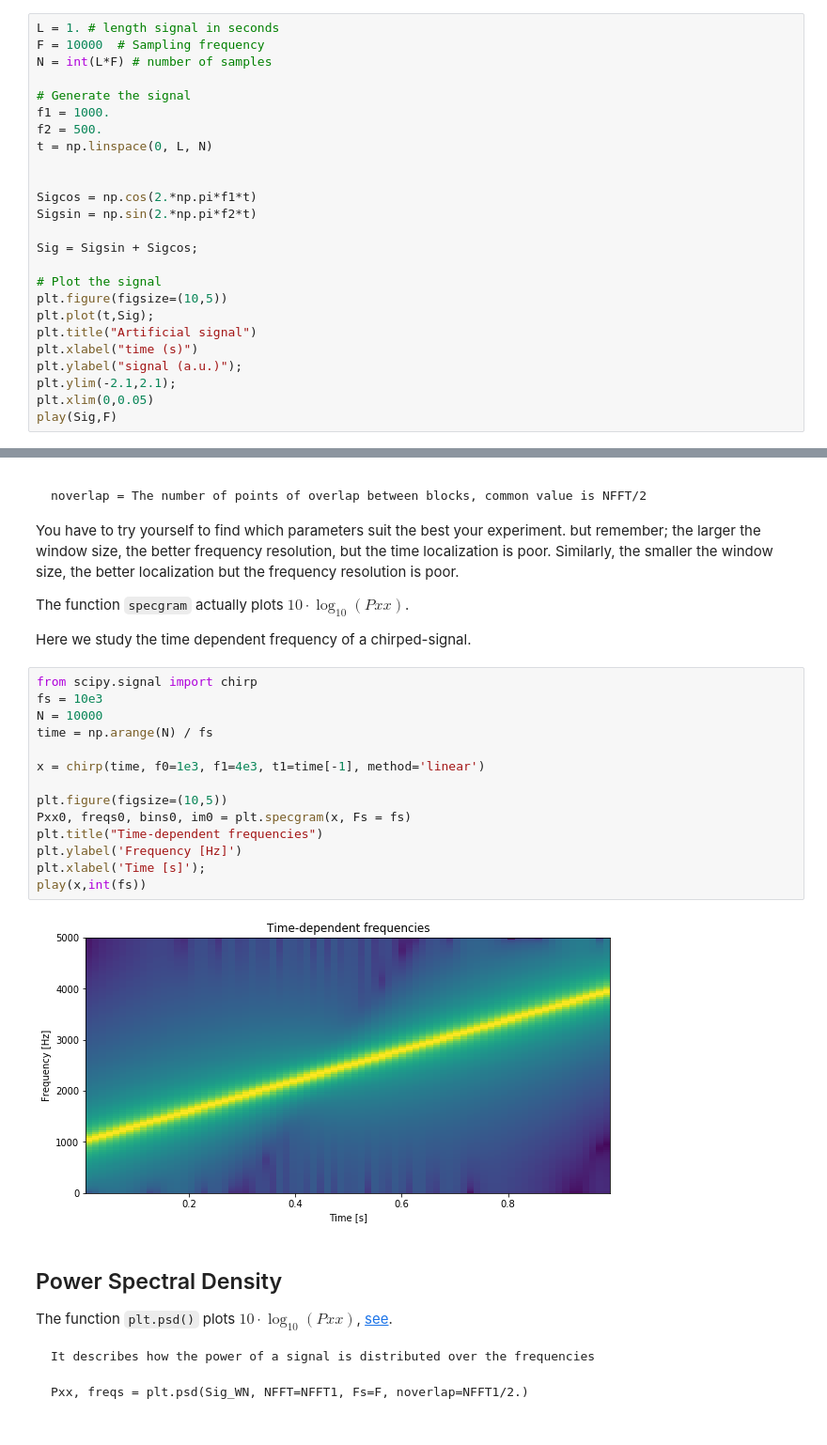
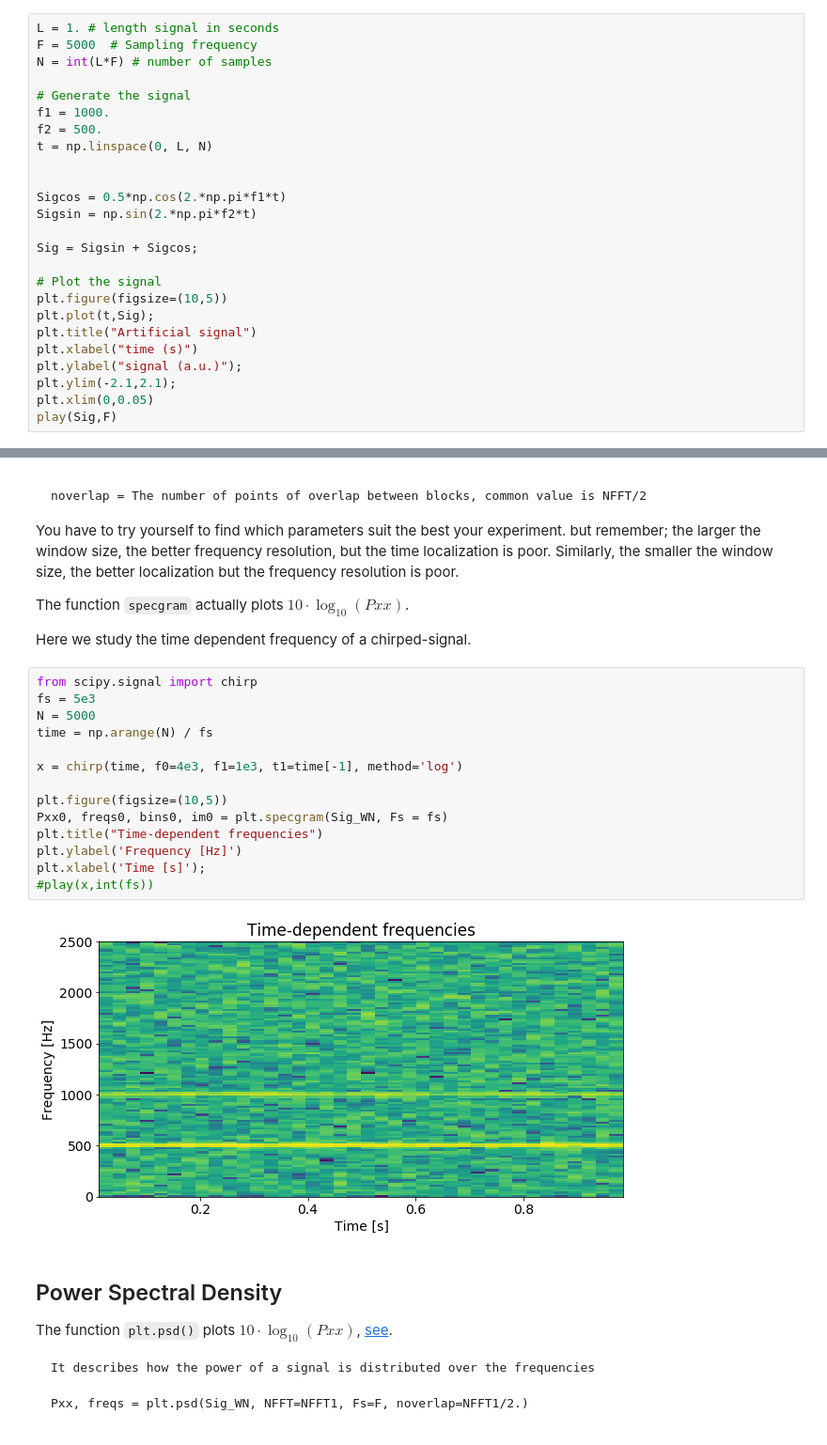
Before and after one commit to Chaztikov/acoustics, a Jupyter notebook: Tutorial/Tutorial 2/Acoustic Signal Analysis with Python.ipynb, the cells around one changed output, grey strips where cells are left out. Shown: that part at 94% size. Saved outputs shown, nothing was run; the diff lists cells and outputs as text.

```diff
--- a/Tutorial/Tutorial 2/Acoustic Signal Analysis with Python.ipynb
+++ b/Tutorial/Tutorial 2/Acoustic Signal Analysis with Python.ipynb
@@ -47,7 +47,7 @@ rcParams['font.size'] = 14
 rcParams['lines.linewidth'] = 1.5
 # %%
 L = 1. # length signal in seconds
-F = 10000  # Sampling frequency
+F = 5000  # Sampling frequency
 N = int(L*F) # number of samples
 
 # Generate the signal
@@ -56,7 +56,7 @@ f2 = 500.
 t = np.linspace(0, L, N)
 
 
-Sigcos = np.cos(2.*np.pi*f1*t)
+Sigcos = 0.5*np.cos(2.*np.pi*f1*t)
 Sigsin = np.sin(2.*np.pi*f2*t)
 
 Sig = Sigsin + Sigcos;
@@ -168,20 +168,20 @@
 Here we study the time dependent frequency of a chirped-signal.
 # %%
 from scipy.signal import chirp
-fs = 10e3
-N = 10000
+fs = 5e3
+N = 5000
 time = np.arange(N) / fs
 
-x = chirp(time, f0=1e3, f1=4e3, t1=time[-1], method='linear')
+x = chirp(time, f0=4e3, f1=1e3, t1=time[-1], method='log')
 
 plt.figure(figsize=(10,5))
-Pxx0, freqs0, bins0, im0 = plt.specgram(x, Fs = fs)
+Pxx0, freqs0, bins0, im0 = plt.specgram(Sig_WN, Fs = fs)
 plt.title("Time-dependent frequencies")
 plt.ylabel('Frequency [Hz]')
 plt.xlabel('Time [s]');
-play(x,int(fs))
+#play(x,int(fs))
 # %% [output]
-[figure, old version]
+[figure, new version]
 # %% [markdown]
 ## Power Spectral Density
 
```
Also changed, not shown: parts of 9 cells of this notebook, 10 other files.
